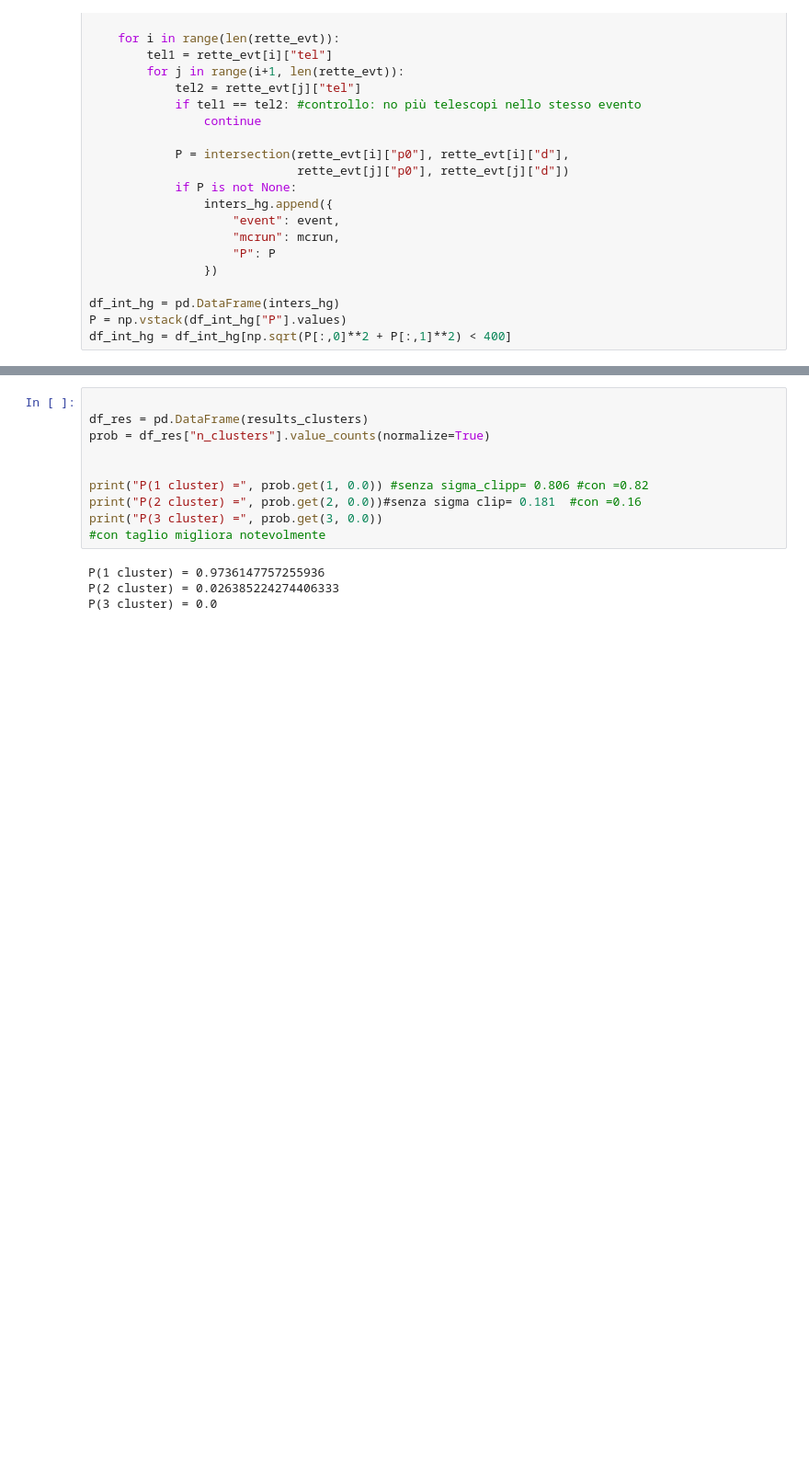
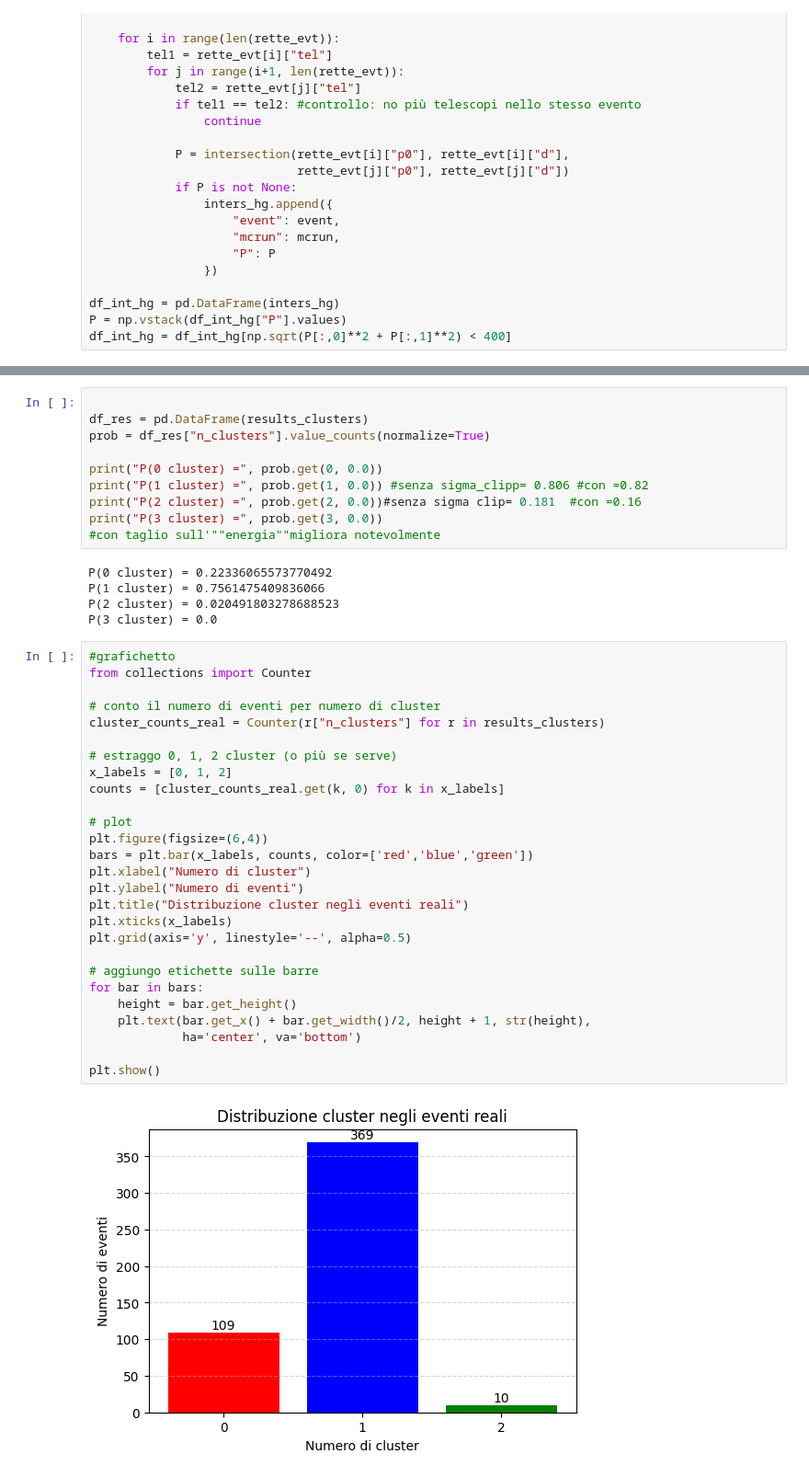
Before and after one commit to mfrancescangeli1/ASTRI, a Jupyter notebook: analisi_statistica.ipynb, the cells around one changed output, grey strips where cells are left out. Shown at 92% size. Drawn from its saved outputs; the diff is of its cells as text; blank space fills up the shorter version.

```diff
--- a/analisi_statistica.ipynb
+++ b/analisi_statistica.ipynb
@@ -276,13 +279,43 @@ for (event, mcrun), df_evt in df_int_hg.groupby(["event", "mcrun"]):
 df_res = pd.DataFrame(results_clusters)
 prob = df_res["n_clusters"].value_counts(normalize=True)
 
-
+print("P(0 cluster) =", prob.get(0, 0.0))
 print("P(1 cluster) =", prob.get(1, 0.0)) #senza sigma_clipp= 0.806 #con =0.82
 print("P(2 cluster) =", prob.get(2, 0.0))#senza sigma clip= 0.181  #con =0.16
 print("P(3 cluster) =", prob.get(3, 0.0))
-#con taglio migliora notevolmente
+#con taglio sull'""energia""migliora notevolmente
 # %% [output]
-P(1 cluster) = 0.9736147757255936
-P(2 cluster) = 0.026385224274406333
+P(0 cluster) = 0.22336065573770492
+P(1 cluster) = 0.7561475409836066
+P(2 cluster) = 0.020491803278688523
 P(3 cluster) = 0.0
+# %%
+#grafichetto
+from collections import Counter
+
+# conto il numero di eventi per numero di cluster
+cluster_counts_real = Counter(r["n_clusters"] for r in results_clusters)
+
+# estraggo 0, 1, 2 cluster (o più se serve)
+x_labels = [0, 1, 2]
+counts = [cluster_counts_real.get(k, 0) for k in x_labels]
+
+# plot
+plt.figure(figsize=(6,4))
+bars = plt.bar(x_labels, counts, color=['red','blue','green'])
+plt.xlabel("Numero di cluster")
+plt.ylabel("Numero di eventi")
+plt.title("Distribuzione cluster negli eventi reali")
+plt.xticks(x_labels)
+plt.grid(axis='y', linestyle='--', alpha=0.5)
+
+# aggiungo etichette sulle barre
+for bar in bars:
+    height = bar.get_height()
+    plt.text(bar.get_x() + bar.get_width()/2, height + 1, str(height),
+             ha='center', va='bottom')
+
+plt.show()
+# %% [output]
+[figure, added]
 # %%
```
Also changed, not shown: parts of 14 cells of this notebook, 4 other files.
